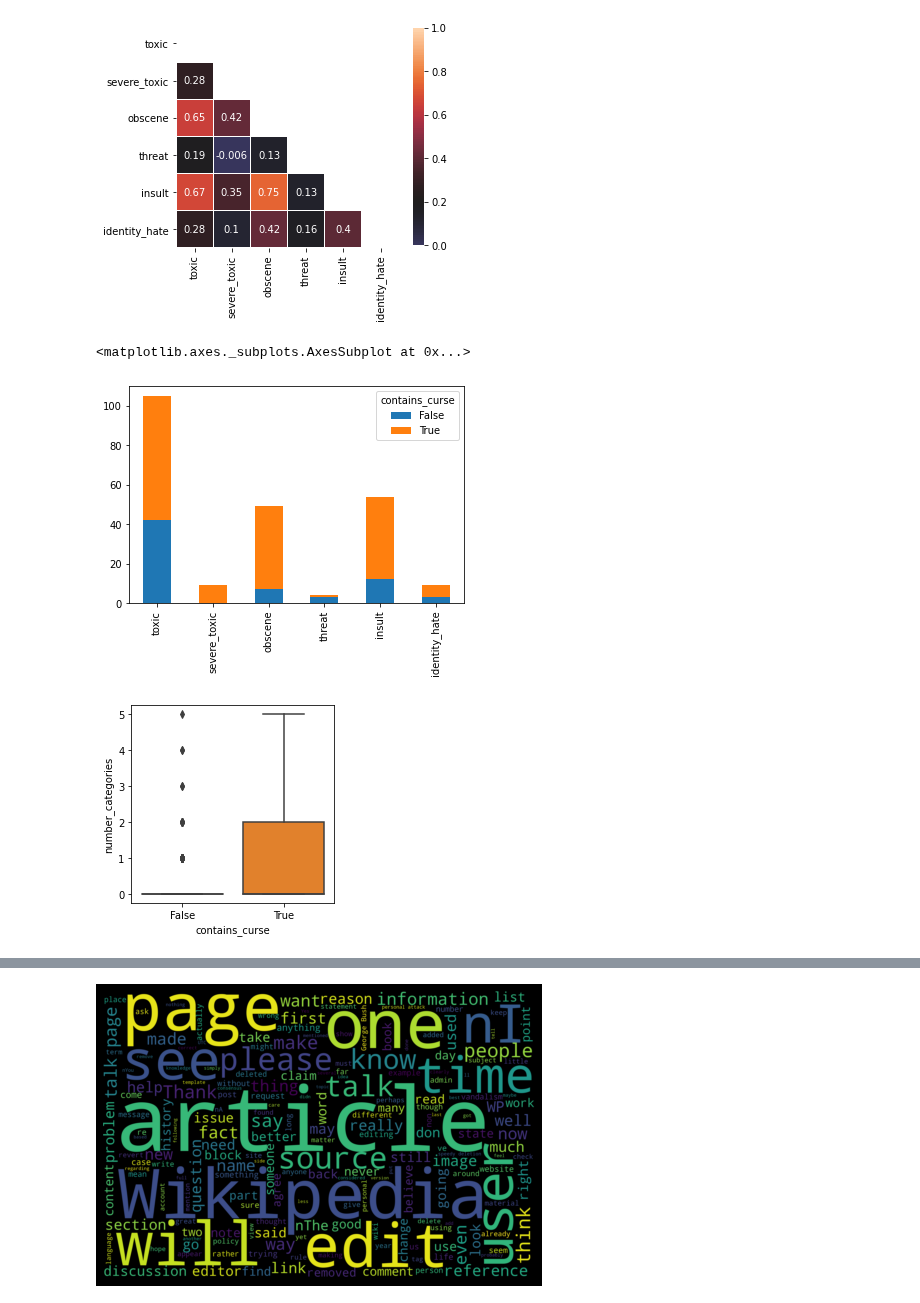
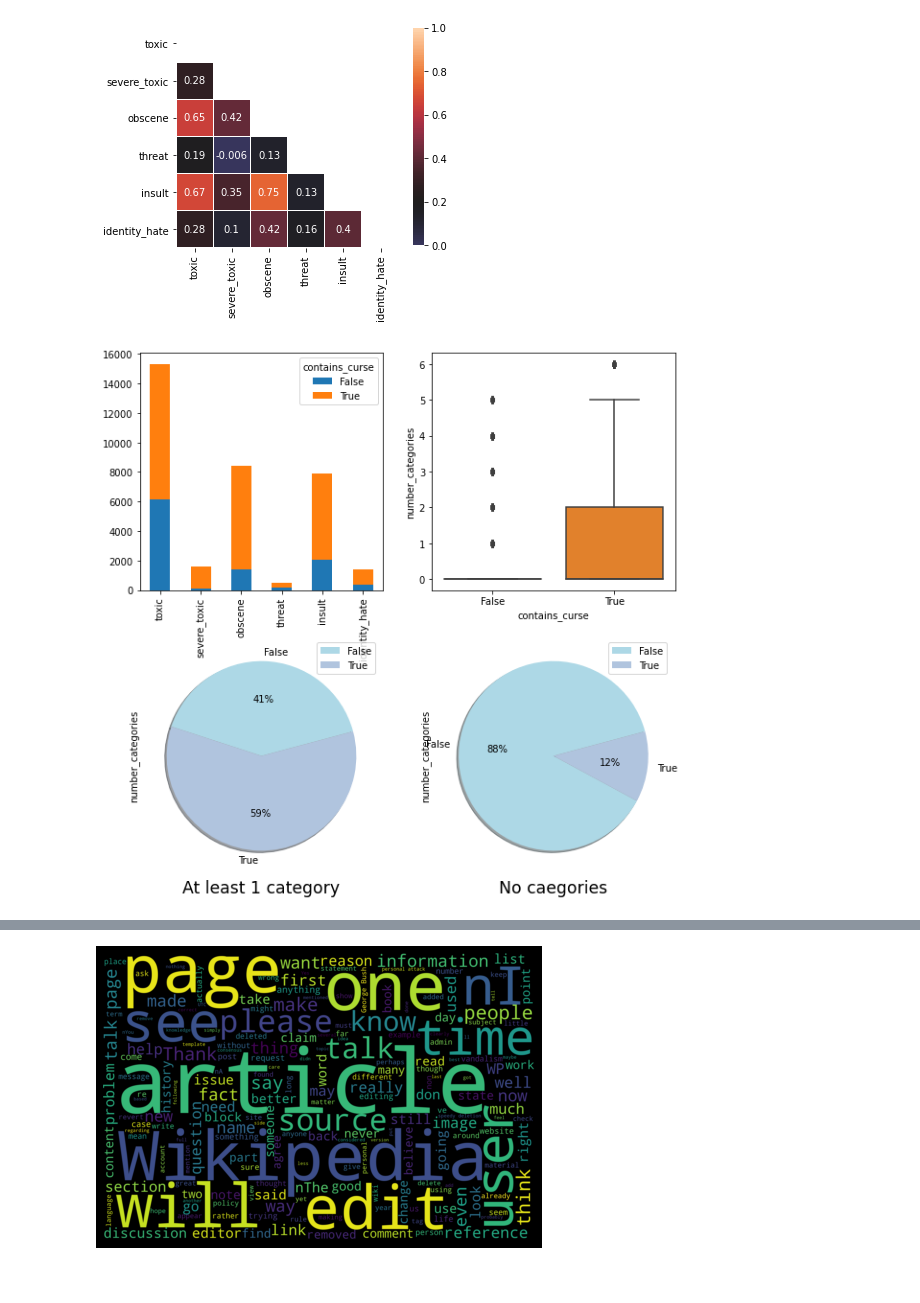
Before and after one commit to orbenishay/Classification, a Jupyter notebook: Toxic_comments_classification.ipynb, the cells around one changed output, grey strips where cells are left out. Saved outputs shown, nothing was run; the diff lists cells and outputs as text; code cells hidden in the pictures; blank space fills up the shorter version.

```diff
--- a/Toxic_comments_classification.ipynb
+++ b/Toxic_comments_classification.ipynb
@@ -150,6 +141,14 @@ traincomments['contains_curse_replacement'] = traincomments['comment_text'].appl
 traincomments['contains_negative_terms'] = traincomments['comment_text'].apply(lambda x: True if re.search(' bad | terrible | kill | block | stop | wrong | destroy | absurd | don\'t | mom | mother | fat | cut | burn | ugly | kick | liar ', str(x),re.IGNORECASE) else False)
 traincomments['contains_polite_words'] = traincomments['comment_text'].apply(lambda x: True if re.search('thanks|thank you|sorry|welcome', str(x),re.IGNORECASE) else False)
 traincomments['contains_abbreviations'] = traincomments['comment_text'].apply(lambda x: True if re.search(' OMG | LMAO |WTF|FFS', str(x),re.IGNORECASE) else False)
+def isEnglish(s): # look for sentences that have non English charachters such as významu, 通, ފުރަތަމަ
+    try:
+        s.encode(encoding='utf-8').decode('ascii')
+    except UnicodeDecodeError:
+        return False
+    else:
+        return True
+traincomments['contains_nonenglish'] = traincomments['comment_text'].apply(lambda x: isEnglish(x))
 # %% [markdown]
 # **Data Exploration:**
 # %%
@@ -248,22 +247,26 @@ sns.heatmap(corr, xticklabels=corr.columns.values, yticklabels=corr.columns.valu
             square=True, linewidths=.2, cbar_kws={"shrink": .8}, annot_kws={"size": 10});
 # %% [output]
 [figure]
-# %%
-curse_proportion=traincomments.groupby('contains_curse').agg({'toxic':'sum','severe_toxic':'sum','obscene':'sum','threat':'sum','insult':'sum','identity_hate':'sum'}).transpose()
-curse_proportion.plot.bar(stacked=True)
-# %% [output]
-<matplotlib.axes._subplots.AxesSubplot at 0x...>
-[figure, removed]
 # %%
 fig = plt.figure()
 ax1 = fig.add_subplot(221)
-# ax2 = fig.add_subplot(222)
-fig.set_size_inches(8,8)
-sns.boxplot(x='contains_curse', y='number_categories', hue=None, data=traincomments, order=None, hue_order=None, ax=ax1);
+ax2 = fig.add_subplot(222)
+ax3 = fig.add_subplot(223)
+ax4 = fig.add_subplot(224)
+fig.set_size_inches(10,10)
+curse_proportion=traincomments.groupby('contains_curse').agg({'toxic':'sum','severe_toxic':'sum','obscene':'sum','threat':'sum','insult':'sum','identity_hate':'sum'}).transpose()
+curse_proportion.plot.bar(stacked=True, ax=ax1);
+sns.boxplot(x='contains_curse', y='number_categories', hue=None, data=traincomments, order=None, hue_order=None, ax=ax2);
+
+my_colors = ['lightblue','lightsteelblue','silver','lightseagreen','khaki','peachpuff']
+traincomments[traincomments['any_category']==1].groupby('contains_curse').agg({'number_categories':'count'}).plot.pie(y='number_categories',autopct='%1.f%%', startangle=15,colors=my_colors,shadow = True, ax=ax3)
+traincomments[traincomments['any_category']==0].groupby('contains_curse').agg({'number_categories':'count'}).plot.pie(y='number_categories',autopct='%1.f%%', startangle=15,colors=my_colors,shadow = True, ax=ax4)
+ax3.set_title('At least 1 category', x=0.5, y=-0.1, ha='center', fontsize='xx-large');
+ax4.set_title('No caegories', x=0.5, y=-0.1, ha='center', fontsize='xx-large');
 
 
 # sns.violinplot(x='bathrooms', y='price', data=bnb,ax=ax2);
 # ax1.set_title("Price distribution by bedrooms - BoxPlot", x=0.4, y=0.95, ha='center', fontsize='xx-large');
 # ax2.set_title("Price distribution by bedrooms - Violin Plot", x=0.4, y=0.95, ha='center', fontsize='xx-large');
 # %% [output]
-[figure, old version]
+[figure, new version]
```
Also changed, not shown: parts of 6 cells of this notebook.
